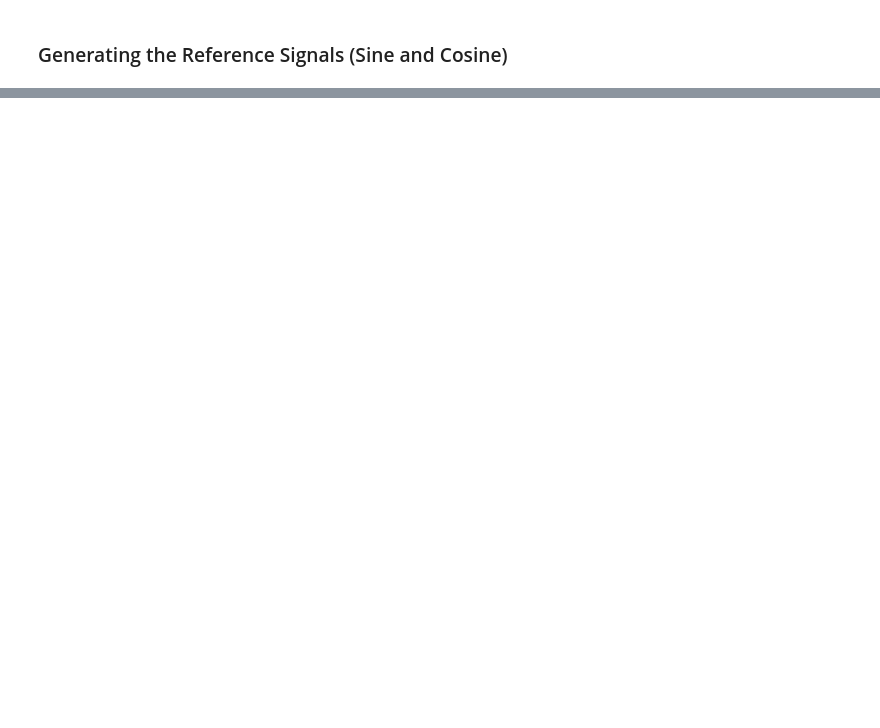
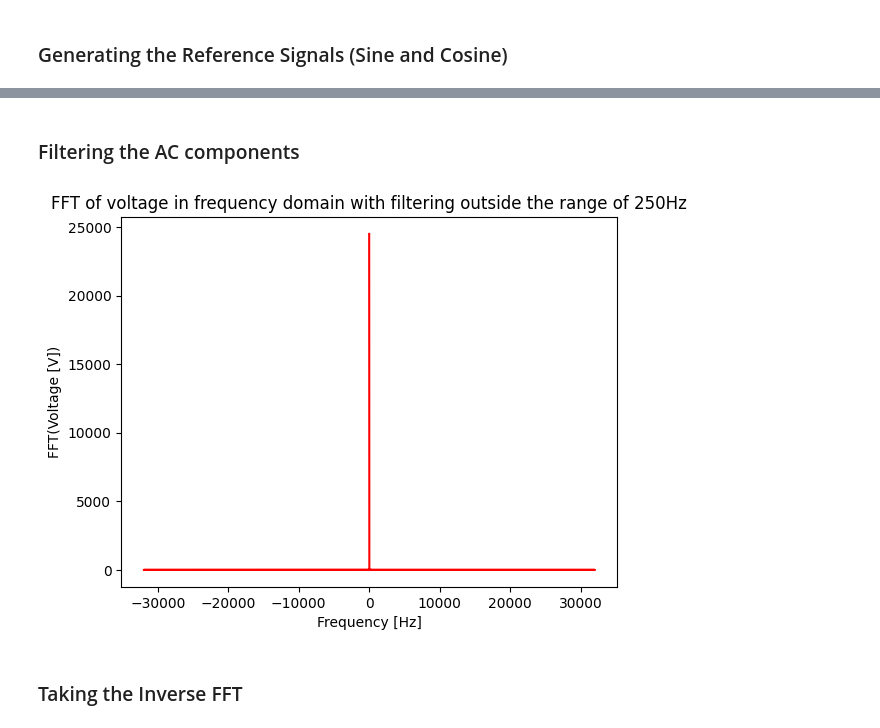
Before and after one commit to ananthapadmanabhan18/Lock_in_Amplifier_with_ExpEyes, a Jupyter notebook: Lock_in_Amplifier.ipynb, the cells around one changed output, grey strips where cells are left out. Drawn from its saved outputs; the diff is of its cells as text; code cells hidden in the pictures; blank space fills up the shorter version.

```diff
--- a/Lock_in_Amplifier.ipynb
+++ b/Lock_in_Amplifier.ipynb
@@ -60,0 +103,17 @@ plt.show()
+# %% [markdown]
+### Filtering the AC components
+# %%
+import matplotlib.pyplot as plt_fft_filtered
+
+for i in range(N_sample):
+    if freq[i]>250 or freq[i]<-250:
+        sine_fft[i]=0
+plt_fft_filtered.plot(freq,(sine_fft),color='red',label='sin')
+plt_fft_filtered.xlabel(r'Frequency [Hz]')
+plt_fft_filtered.ylabel('FFT(Voltage [V])')
+plt_fft_filtered.title('FFT of voltage in frequency domain with filtering outside the range of 250Hz')
+plt_fft_filtered.show()
+# %% [output]
+[figure, added]
+# %% [markdown]
+### Taking the Inverse FFT
```
Also changed, not shown: parts of 11 cells of this notebook, 1 other file.
